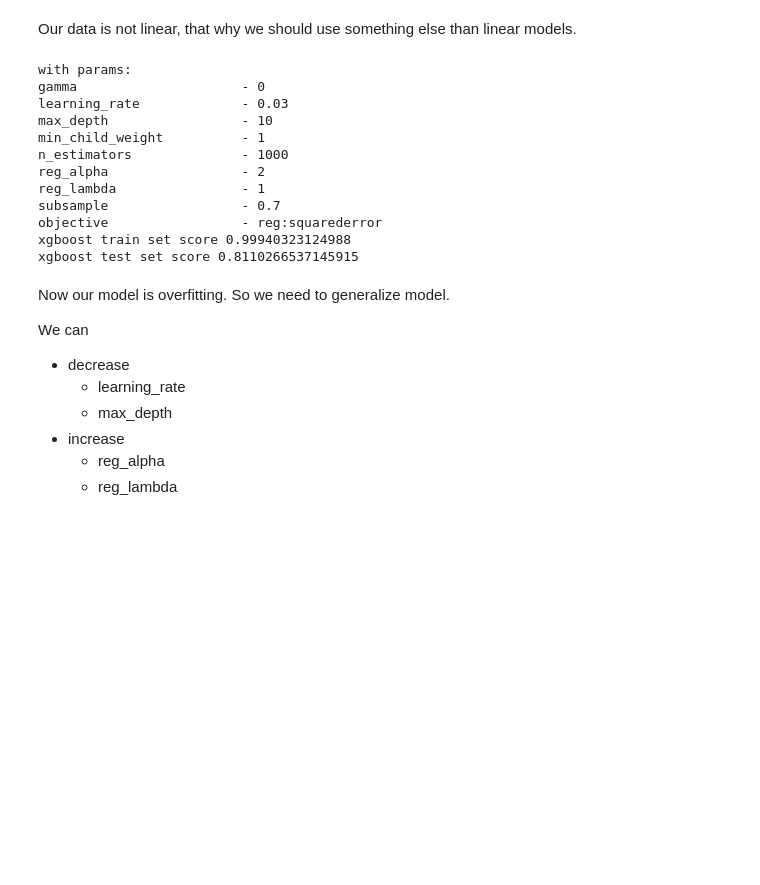
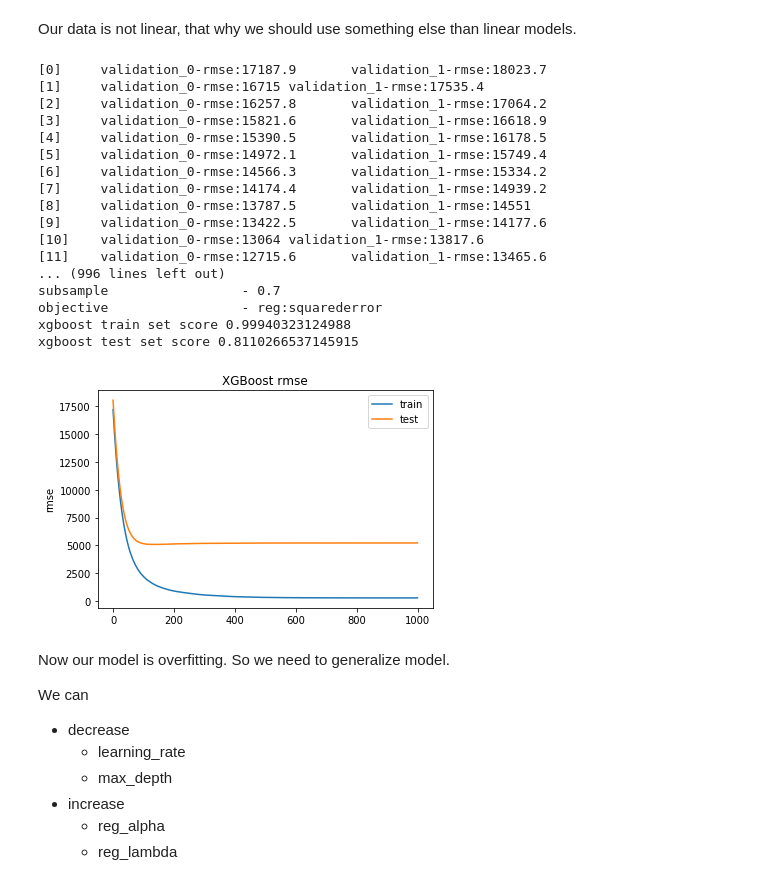
Before and after one commit to volynvlad/internship-task, a Jupyter notebook: internship_task.ipynb, the cells around one changed output. Drawn from its saved outputs; the diff is of its cells as text; code cells hidden in the pictures; blank space fills up the shorter version.

Commit message:
added metric rmse

```diff
--- a/internship_task.ipynb
+++ b/internship_task.ipynb
@@ -339,19 +341,18 @@ class XGBoostHelper:
     def __init__(self, xgboost_params):
         self.xgboost_params = xgboost_params
         self.model = None
+        self.results_ = {}
 
     def train(self, eval_set):
-        self.model = xgboost.XGBRegressor(**self.xgboost_params).fit(X_train_scaled, y_train)
+        self.model = xgboost.XGBRegressor(**self.xgboost_params).fit(X_train_scaled, y_train,
+                                                                     eval_metric=["rmse"], eval_set=eval_set)
+        self.results_ = self.model.evals_result()
 
-    def test_score(self, X, y):
-        if self.model is not None:
-            return self.model.score(X, y)
-
-    def results(self, X, y):
+    def results(self, X_train, y_train, X_test, y_test):
         print("with params:")
         [print(f"{x:<25} - {xgboost_params[x]}") for x in xgboost_params]
-        print(f"xgboost train set score {self.model.score(X, y)}")
-        print(f"xgboost test set score {xgboost_test_score}")
+        print(f"xgboost train set score {self.model.score(X_train, y_train)}")
+        print(f"xgboost test set score {self.model.score(X_test, y_test)}")
 # %%
 xgboost_params = {'gamma':0,
                  'learning_rate':0.03,
@@ -365,21 +366,36 @@ xgboost_params = {'gamma':0,
 # %%
 xgboost_helper = XGBoostHelper(xgboost_params)
 xgboost_helper.train(eval_set)
-xgboost_test_score = xgboost_helper.test_score(X_test_scaled, y_test)
-xgboost_helper.results(X_train_scaled, y_train)
+xgboost_helper.results(X_train_scaled, y_train, X_test_scaled, y_test)
 # %% [output]
-with params:
-gamma                     - 0
-learning_rate             - 0.03
-max_depth                 - 10
-min_child_weight          - 1
-n_estimators              - 1000
-reg_alpha                 - 2
-reg_lambda                - 1
+[0]     validation_0-rmse:17187.9       validation_1-rmse:18023.7
+[1]     validation_0-rmse:16715 validation_1-rmse:17535.4
+[2]     validation_0-rmse:16257.8       validation_1-rmse:17064.2
+[3]     validation_0-rmse:15821.6       validation_1-rmse:16618.9
+[4]     validation_0-rmse:15390.5       validation_1-rmse:16178.5
+[5]     validation_0-rmse:14972.1       validation_1-rmse:15749.4
+[6]     validation_0-rmse:14566.3       validation_1-rmse:15334.2
+[7]     validation_0-rmse:14174.4       validation_1-rmse:14939.2
+[8]     validation_0-rmse:13787.5       validation_1-rmse:14551
+[9]     validation_0-rmse:13422.5       validation_1-rmse:14177.6
+[10]    validation_0-rmse:13064 validation_1-rmse:13817.6
+[11]    validation_0-rmse:12715.6       validation_1-rmse:13465.6
+... (996 lines left out)
 subsample                 - 0.7
 objective                 - reg:squarederror
 xgboost train set score 0.99940323124988
 xgboost test set score 0.8110266537145915
+# %%
+results = xgboost_helper.results_
+fig, ax = plt.subplots()
+ax.plot(results['validation_0']['rmse'], label='train')
+ax.plot(results['validation_1']['rmse'], label='test')
+ax.legend()
+plt.ylabel('rmse')
+plt.title('XGBoost rmse')
+plt.show()
+# %% [output]
+[figure, added]
 # %% [markdown]
 Now our model is overfitting. So we need to generalize model.
 
```
Also changed, not shown: parts of 9 cells of this notebook.
